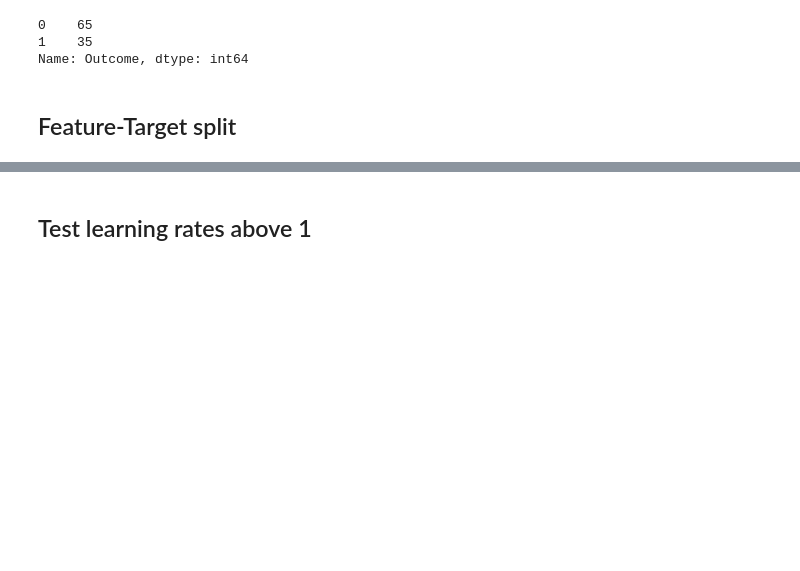
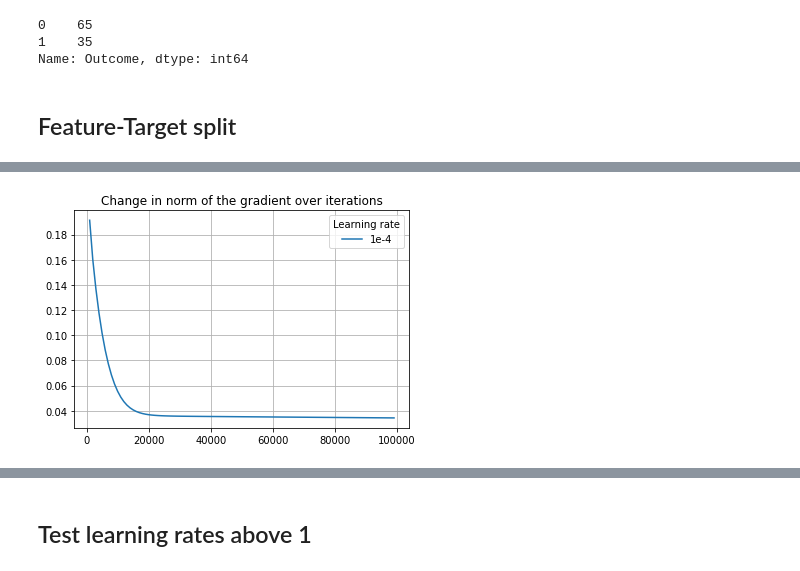
Before and after one commit to felixsimard/comp551-p2, a Jupyter notebook: takuya_part1_1.ipynb, the cells around one changed output, grey strips where cells are left out. Saved outputs shown, nothing was run; the diff lists cells and outputs as text; code cells hidden in the pictures; blank space fills up the shorter version.

Commit message:
part1-3 and 1-4 plotting complete

```diff
--- a/takuya_part1_1.ipynb
+++ b/takuya_part1_1.ipynb
@@ -54,0 +57,4 @@ def get_result(lr, max_iters=1e5, itv=1e3):
+# %%
+lr3=1e-4
+itv3 = int(1e3)
+m4_result = get_result(lr3, max_iters=1e5, itv=itv3)
@@ -54,0 +69,12 @@ def get_result(lr, max_iters=1e5, itv=1e3):
+# %%
+# Create plot
+grad_list = m4_result.grad_list_it
+length = len(grad_list)
+row = list(range(1, length*itv3, itv3))
+plt.plot(row, grad_list)
+plt.legend(['1e-4'], title='Learning rate')
+plt.grid()
+plt.title("Change in norm of the gradient over iterations")
+plt.savefig('/content/drive/MyDrive/COMP551/mini2/figures/part1_1_base_grad.png')
+# %% [output]
+[figure, added]
```
Also changed, not shown: parts of 4 cells of this notebook, 28 other files.
